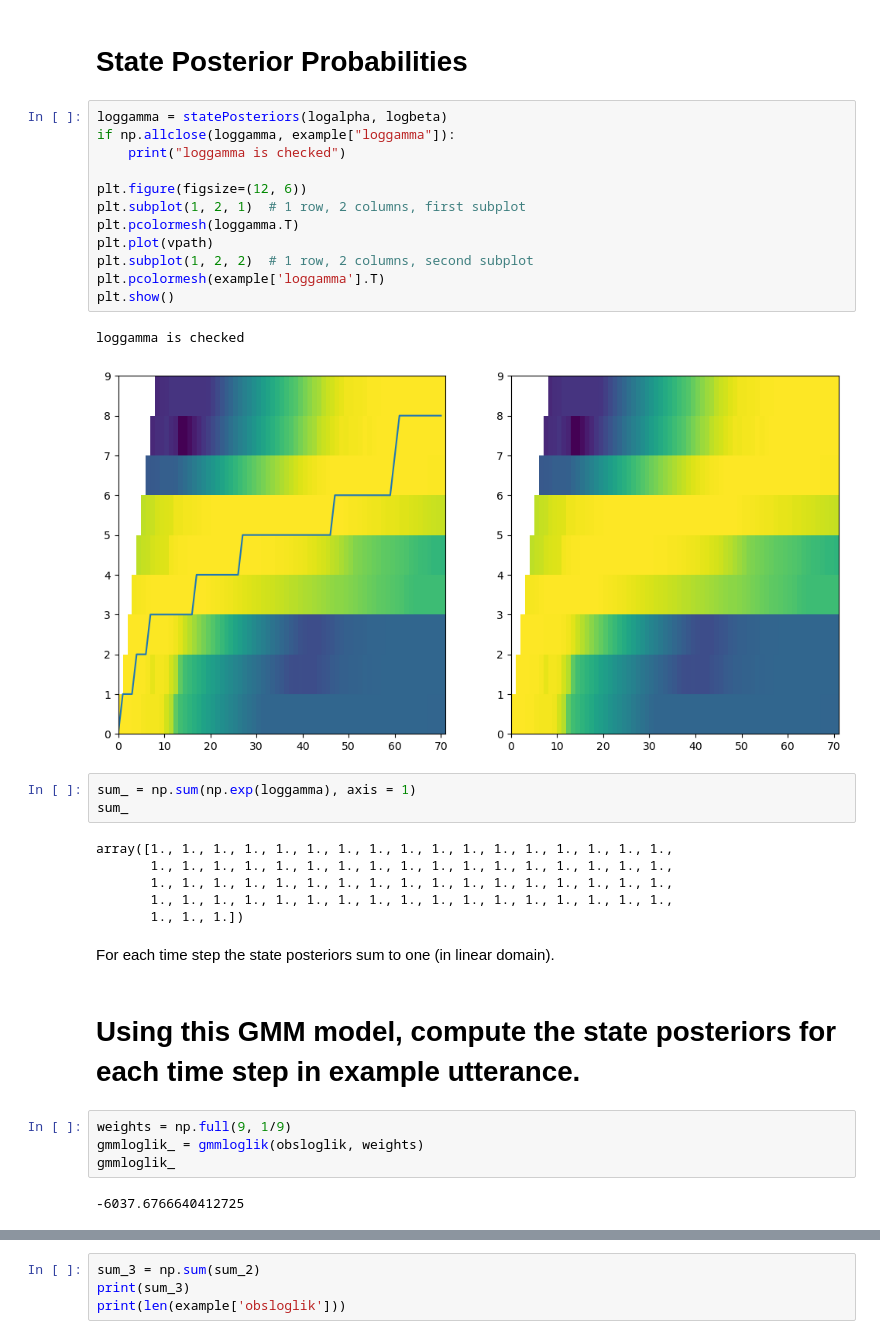
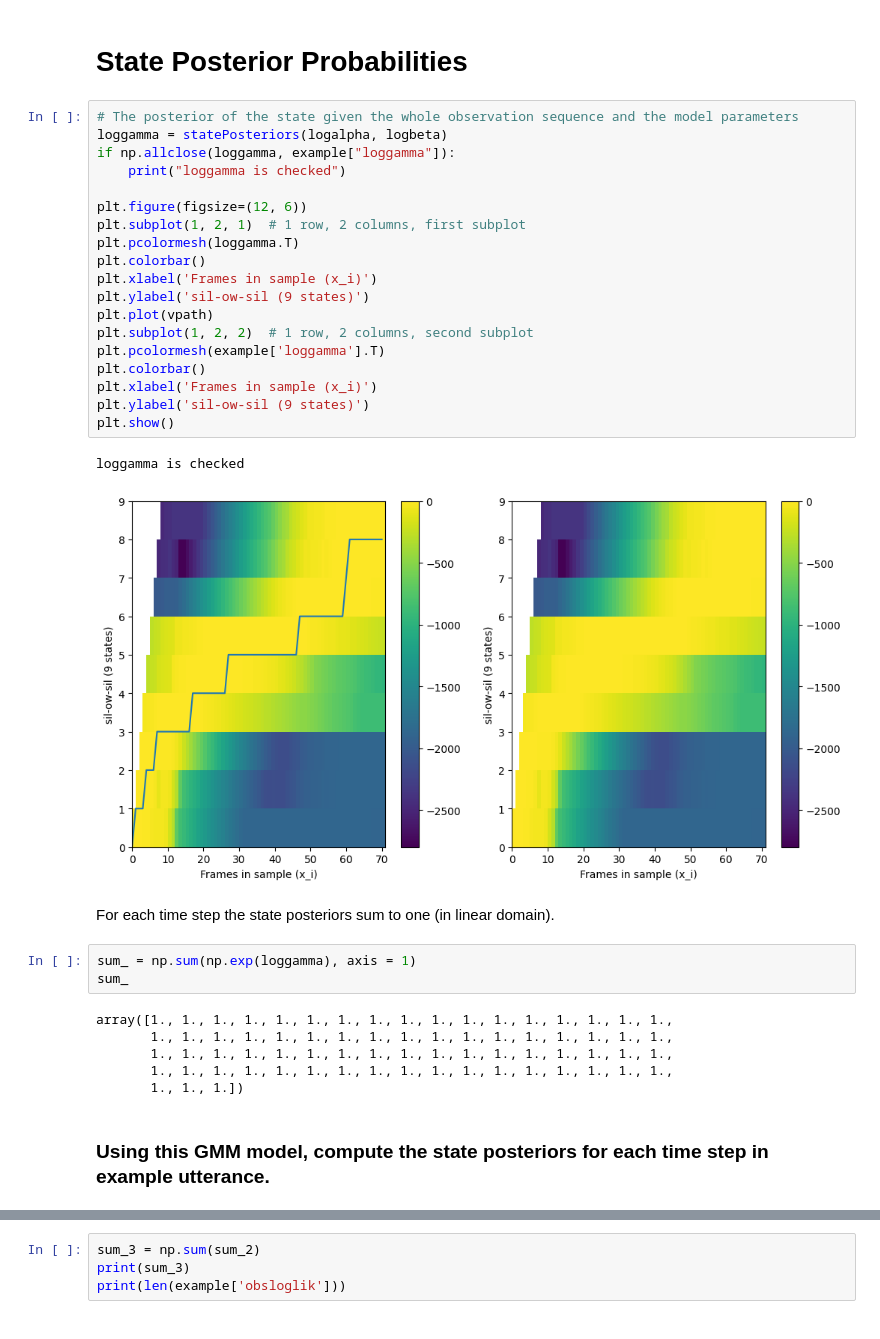
Before and after one commit to didwdidw/DT2119-Speech-and-Speaker-Recognition, a Jupyter notebook: lab2/lab2.ipynb, the cells around one changed output, grey strips where cells are left out. Drawn from its saved outputs; the diff is of its cells as text.

```diff
--- a/lab2/lab2.ipynb
+++ b/lab2/lab2.ipynb
@@ -379,20 +379,29 @@ logbeta is checked
 # %% [markdown]
 # State Posterior Probabilities
 # %%
+# The posterior of the state given the whole observation sequence and the model parameters
 loggamma = statePosteriors(logalpha, logbeta)
 if np.allclose(loggamma, example["loggamma"]):
     print("loggamma is checked")
 
 plt.figure(figsize=(12, 6))
 plt.subplot(1, 2, 1)  # 1 row, 2 columns, first subplot
 plt.pcolormesh(loggamma.T)
+plt.colorbar()
+plt.xlabel('Frames in sample (x_i)')
+plt.ylabel('sil-ow-sil (9 states)')
 plt.plot(vpath)
 plt.subplot(1, 2, 2)  # 1 row, 2 columns, second subplot
 plt.pcolormesh(example['loggamma'].T)
+plt.colorbar()
+plt.xlabel('Frames in sample (x_i)')
+plt.ylabel('sil-ow-sil (9 states)')
 plt.show()
 # %% [output]
 loggamma is checked
-[figure, old version]
+[figure, new version]
+# %% [markdown]
+For each time step the state posteriors sum to one (in linear domain).
 # %%
 sum_ = np.sum(np.exp(loggamma), axis = 1)
 sum_
@@ -402,13 +411,5 @@ array([1., 1., 1., 1., 1., 1., 1., 1., 1., 1., 1., 1., 1., 1., 1., 1., 1.,
        1., 1., 1., 1., 1., 1., 1., 1., 1., 1., 1., 1., 1., 1., 1., 1., 1.,
        1., 1., 1., 1., 1., 1., 1., 1., 1., 1., 1., 1., 1., 1., 1., 1., 1.,
        1., 1., 1.])
-# %% [markdown]
-For each time step the state posteriors sum to one (in linear domain).
 # %% [markdown]
-# Using this GMM model, compute the state posteriors for each time step in example utterance.
+### Using this GMM model, compute the state posteriors for each time step in example utterance.
-# %%
-weights = np.full(9, 1/9)
-gmmloglik_ = gmmloglik(obsloglik, weights)
-gmmloglik_
-# %% [output]
--6037.6766640412725
```
Also changed, not shown: parts of 19 cells of this notebook, 1 other file.
